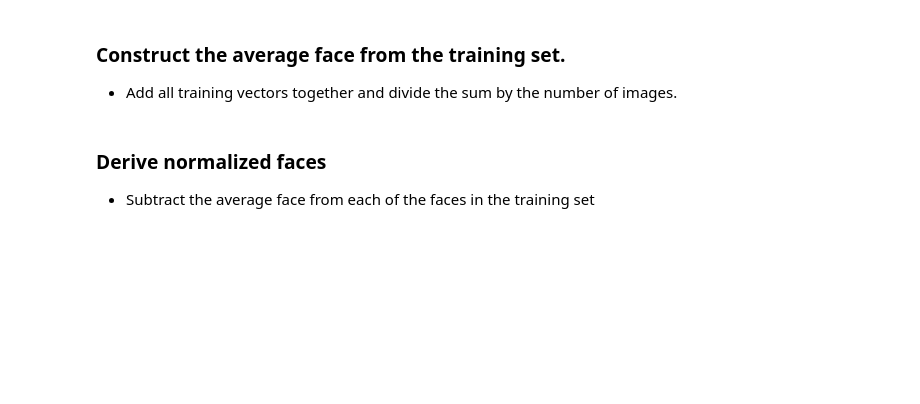
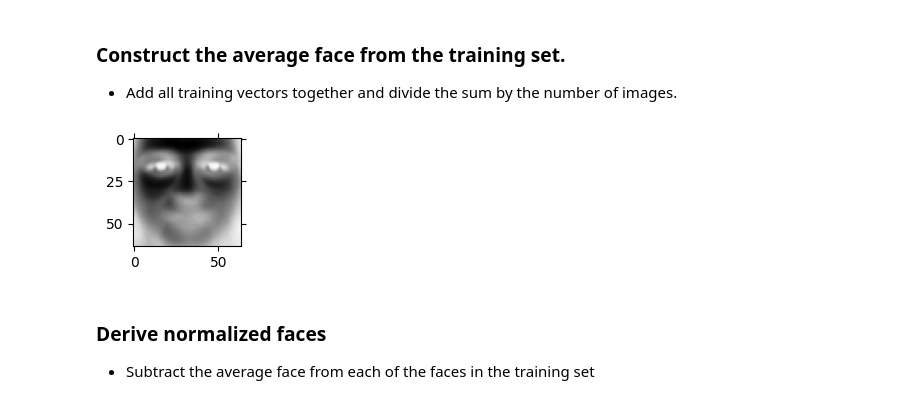
Before and after one commit to ni-eminen/Eigenface, a Jupyter notebook: src/eigenfaces.ipynb, the cells around one changed output. Saved outputs shown, nothing was run; the diff lists cells and outputs as text; code cells hidden in the pictures; blank space fills up the shorter version.

```diff
--- a/src/eigenfaces.ipynb
+++ b/src/eigenfaces.ipynb
@@ -54,7 +56,11 @@ print(idx_train)
 # %%
 training_set = Xtrain
 # Average face using numpy
 avg_face = training_set.mean(axis=0)
+
+display_arr([avg_face], 1)
+# %% [output]
+[figure, added]
 # %% [markdown]
 ### Derive normalized faces
 - Subtract the average face from each of the faces in the training set
```
Also changed, not shown: parts of 12 cells of this notebook, 3 other files.
